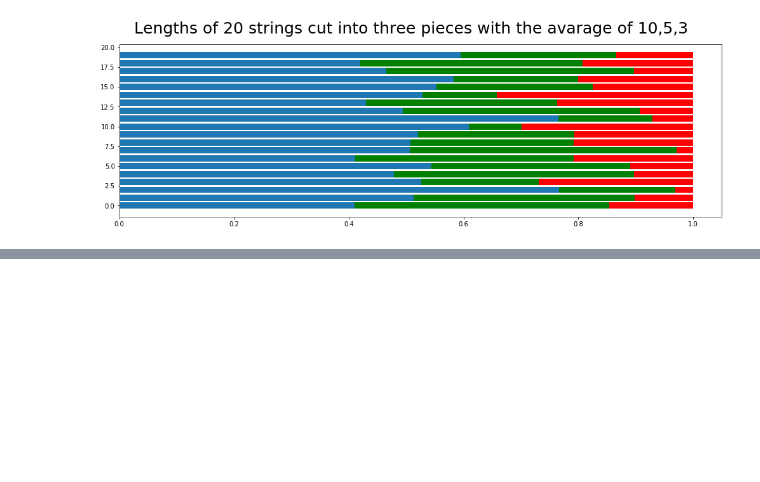
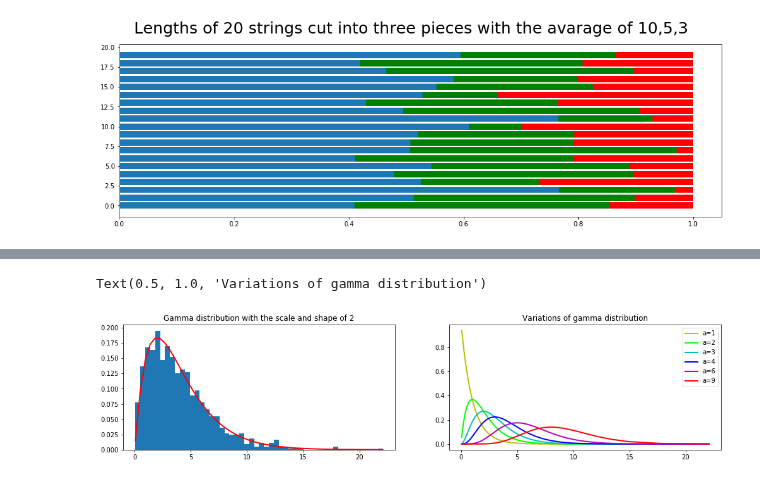
Before and after one commit to mxsxs2/Emerging-Technologies-Project, a Jupyter notebook: notebooks/Numpy_Random.ipynb, the cells around one changed output, grey strips where cells are left out. Saved outputs shown, nothing was run; the diff lists cells and outputs as text; code cells hidden in the pictures; blank space fills up the shorter version.

```diff
--- a/notebooks/Numpy_Random.ipynb
+++ b/notebooks/Numpy_Random.ipynb
@@ -566,0 +581,27 @@ Text(0.5, 0.98, 'Exponential distribution of 100 with the scale of 1.5')
+# %%
+shape, scale = 2., 2.  # mean=4, std=2*sqrt(2)
+dg = npr.gamma(2., 2., 1000)
+# %%
+#Create figure
+fig = plt.figure(figsize=(17,8))
+p=fig.add_subplot(221)
+count, bins, ignored = plt.hist(dg, 50, density=True)
+y = bins**(shape-1)*(np.exp(-bins/scale) /
+                      (sps.gamma(shape)*scale**shape))
+p.plot(bins, y, linewidth=2, color='r')
+p.set_title('Gamma distribution with the scale and shape of 2')
+
+p2=fig.add_subplot(222)
+dg.sort()
+dg=dg[0:1000]
+p2.plot(dg,stats.gamma.pdf(dg, 1),linewidth=2, color='y', label="a=1")
+p2.plot(dg,stats.gamma.pdf(dg, 2),linewidth=2, color='lime', label="a=2")
+p2.plot(dg,stats.gamma.pdf(dg, 3),linewidth=2, color='c',label="a=3")
+p2.plot(dg,stats.gamma.pdf(dg, 4),linewidth=2, color='b',label="a=4")
+p2.plot(dg,stats.gamma.pdf(dg, 6),linewidth=2, color='m',label="a=6")
+p2.plot(dg,stats.gamma.pdf(dg, 9),linewidth=2, color='r',label="a=9")
+p2.legend(loc='upper right')
+p2.set_title('Variations of gamma distribution')
+# %% [output]
+Text(0.5, 1.0, 'Variations of gamma distribution')
+[figure, added]
```
Also changed, not shown: parts of 5 cells of this notebook.
